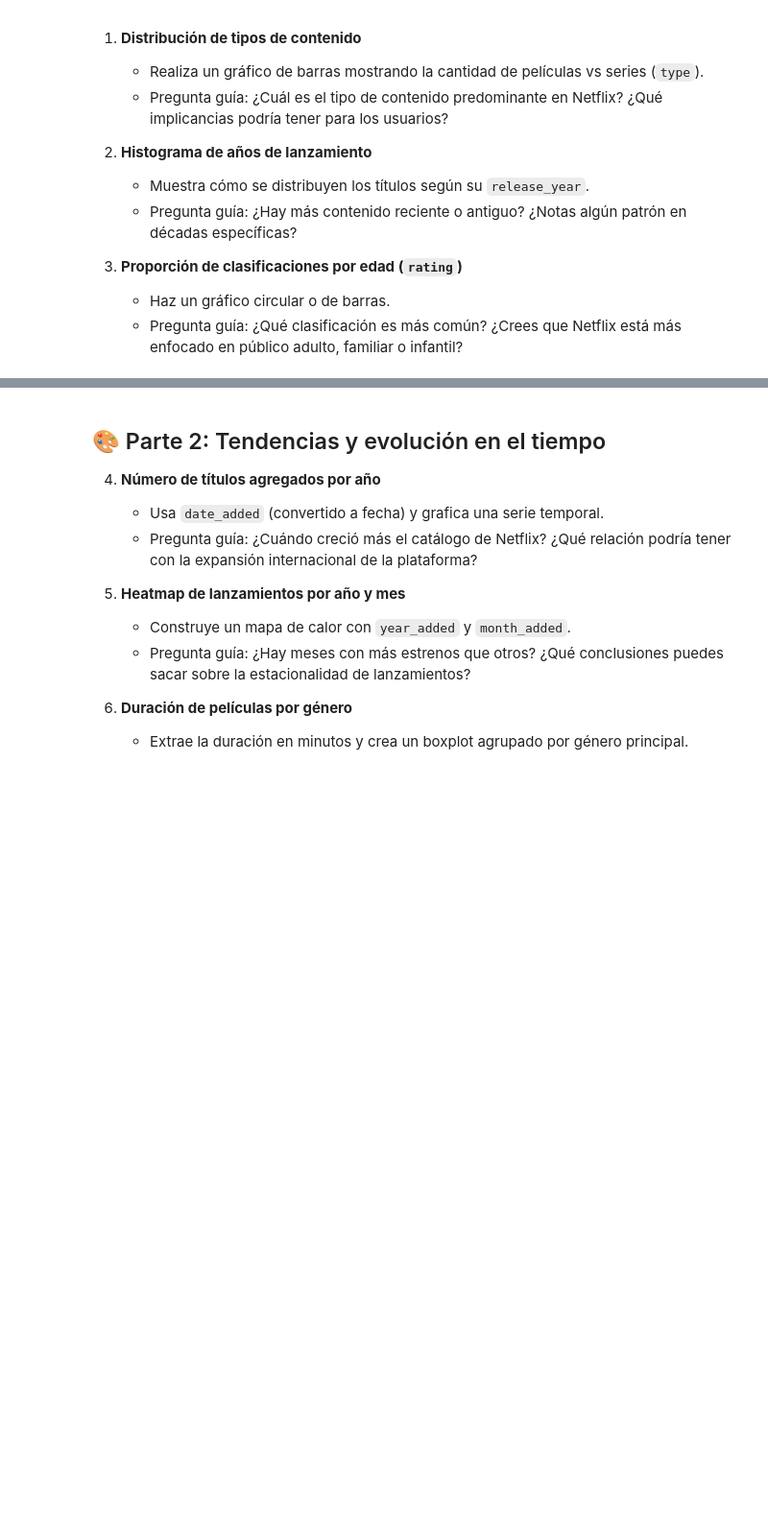
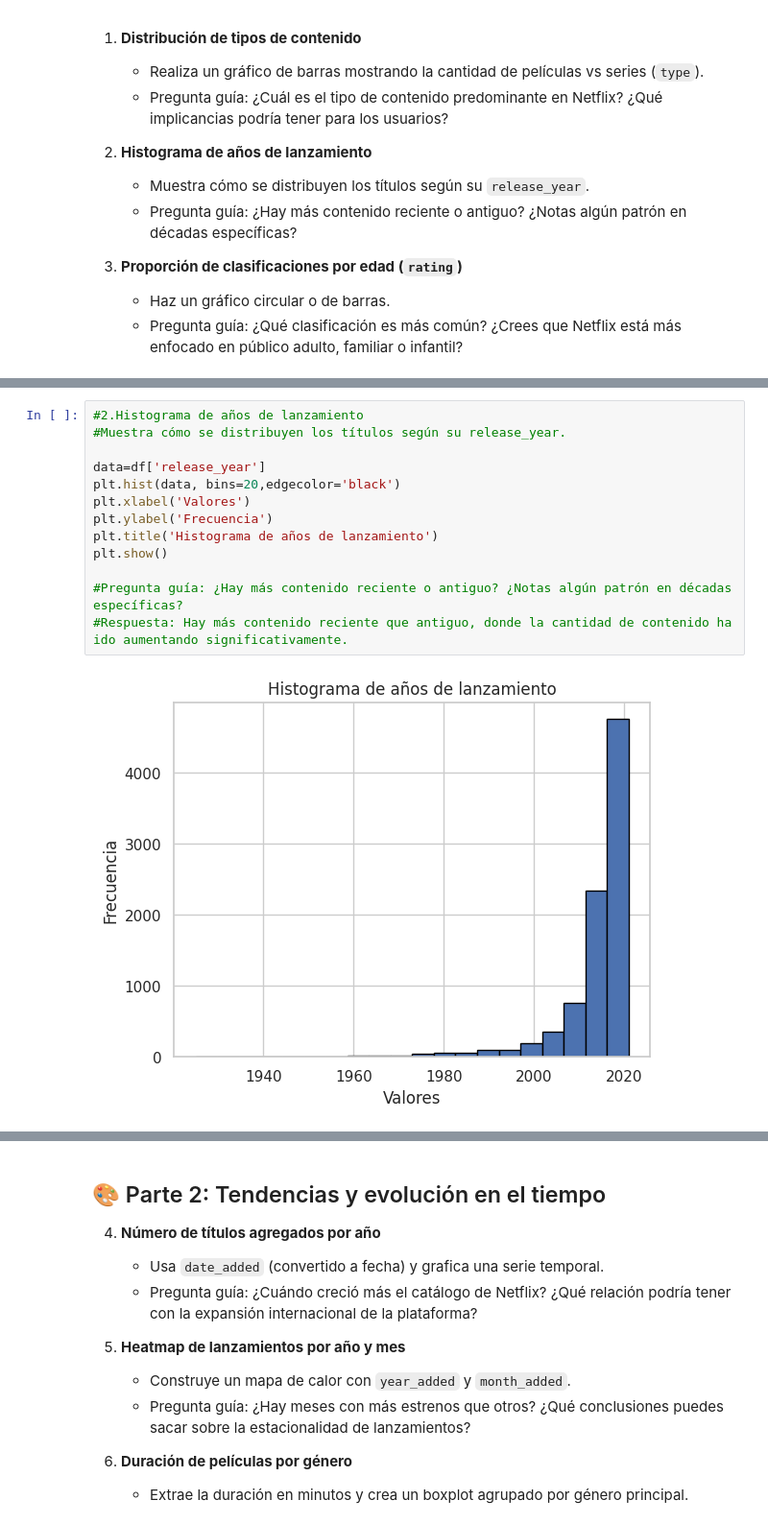
Before and after one commit to nmuraro/entregables, a Jupyter notebook: docs/labs/lab_05.ipynb, the cells around one changed output, grey strips where cells are left out. Shown at 96% size. Drawn from its saved outputs; the diff is of its cells as text; blank space fills up the shorter version.

```diff
--- a/docs/labs/lab_05.ipynb
+++ b/docs/labs/lab_05.ipynb
@@ -68,0 +82,15 @@ df.head()
+# %%
+#2.Histograma de años de lanzamiento
+#Muestra cómo se distribuyen los títulos según su release_year.
+
+data=df['release_year']
+plt.hist(data, bins=20,edgecolor='black')
+plt.xlabel('Valores')
+plt.ylabel('Frecuencia')
+plt.title('Histograma de años de lanzamiento')
+plt.show()
+
+#Pregunta guía: ¿Hay más contenido reciente o antiguo? ¿Notas algún patrón en décadas específicas?
+#Respuesta: Hay más contenido reciente que antiguo, donde la cantidad de contenido ha ido aumentando significativamente.
+# %% [output]
+[figure, added]
```
Also changed, not shown: parts of 13 cells of this notebook.
